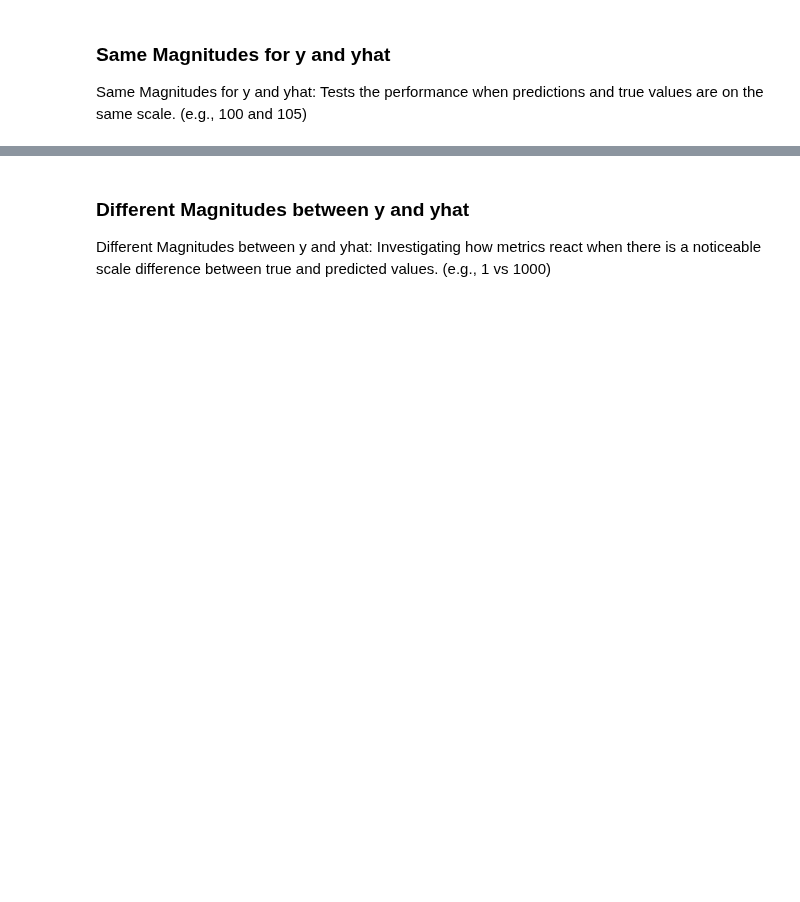
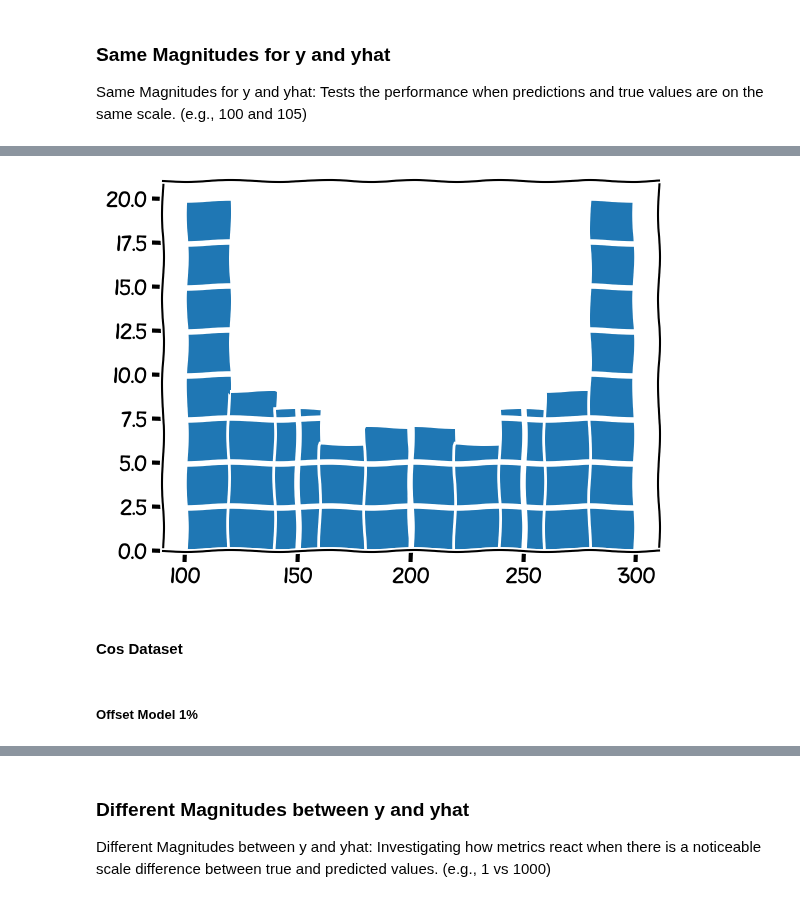
Before and after one commit to ranggakd/DAIly, a Jupyter notebook: ideas/regression_forecasting_metrics/Metrics_Exploration.ipynb, the cells around one changed output, grey strips where cells are left out. Drawn from its saved outputs; the diff is of its cells as text; code cells hidden in the pictures; blank space fills up the shorter version.

```diff
--- a/ideas/regression_forecasting_metrics/Metrics_Exploration.ipynb
+++ b/ideas/regression_forecasting_metrics/Metrics_Exploration.ipynb
@@ -1035,0 +1552,8 @@ Same Magnitudes for y and yhat: Tests the performance when predictions and true
+# %%
+_ = sin_series.hist()
+# %% [output]
+[figure, added]
+# %% [markdown]
+#### Cos Dataset
+# %% [markdown]
+##### Offset Model 1%
```
Also changed, not shown: parts of 75 cells of this notebook, 25 other files.
